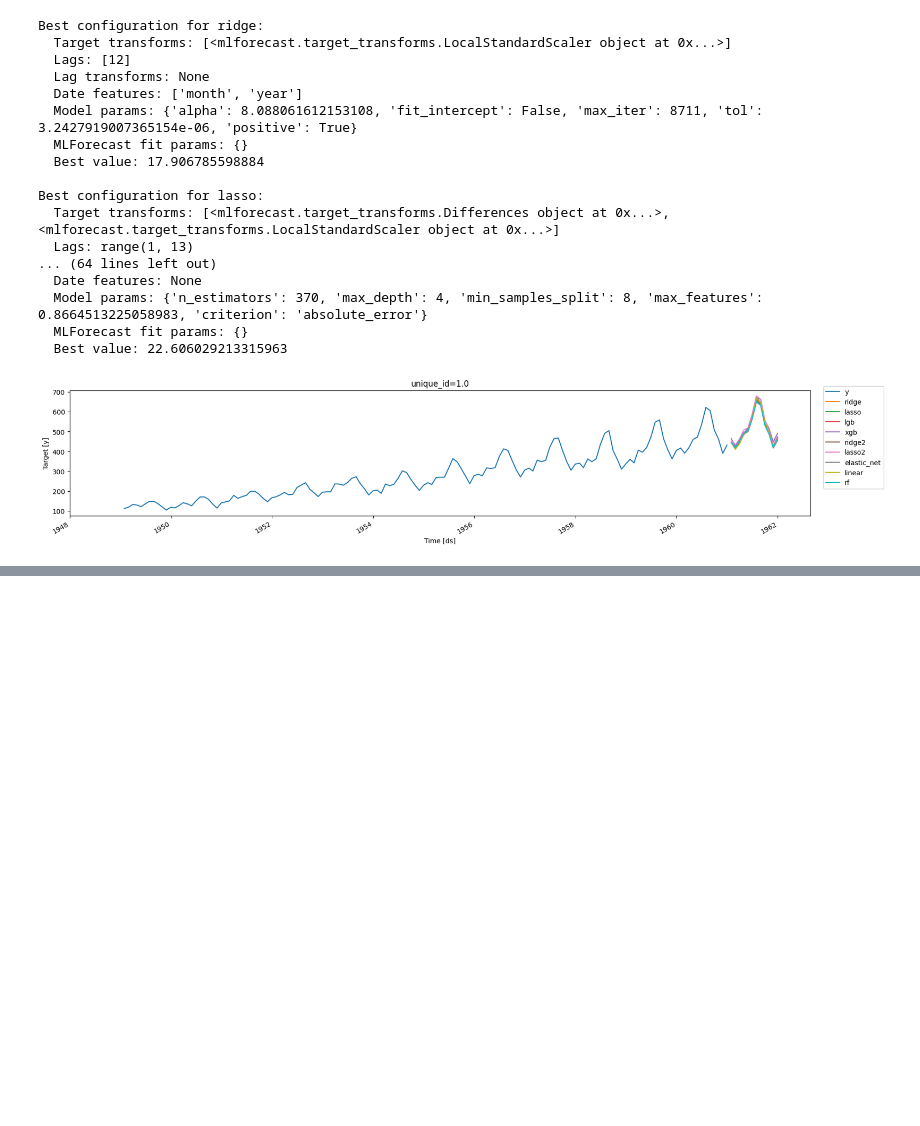
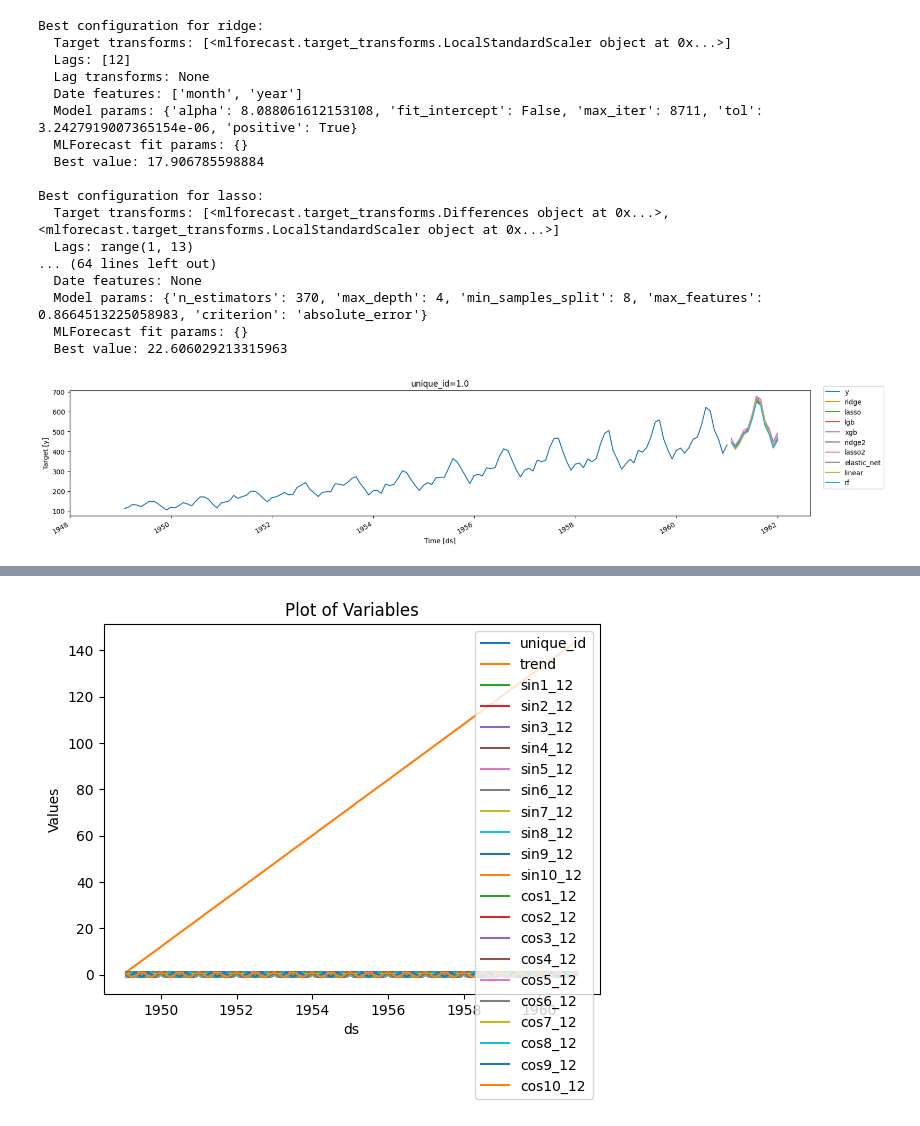
Before and after one commit to wesstone12/tool-kit, a Jupyter notebook: auto.ipynb, the cells around one changed output, grey strips where cells are left out. Saved outputs shown, nothing was run; the diff lists cells and outputs as text; code cells hidden in the pictures; blank space fills up the shorter version.

```diff
--- a/auto.ipynb
+++ b/auto.ipynb
@@ -470,0 +587,30 @@ plot_series(df, auto_mlf.predict(h = 12))
+# %%
+import matplotlib.pyplot as plt
+
+# Set the x-axis as 'ds'
+x = train_features['ds']
+
+# Set the y-axis as all other variables
+y_variables = [var for var in train_features.columns if var != 'ds' and var != 'y']
+
+# Plot each variable
+for var in y_variables:
+    plt.plot(x, train_features[var], label=var)
+
+# Set the x-axis label
+plt.xlabel('ds')
+
+# Set the y-axis label
+plt.ylabel('Values')
+
+# Set the title of the plot
+plt.title('Plot of Variables')
+
+
+# Add a legend
+plt.legend()
+
+# Show the plot
+plt.show()
+# %% [output]
+[figure, added]
```
Also changed, not shown: parts of 15 cells of this notebook.
